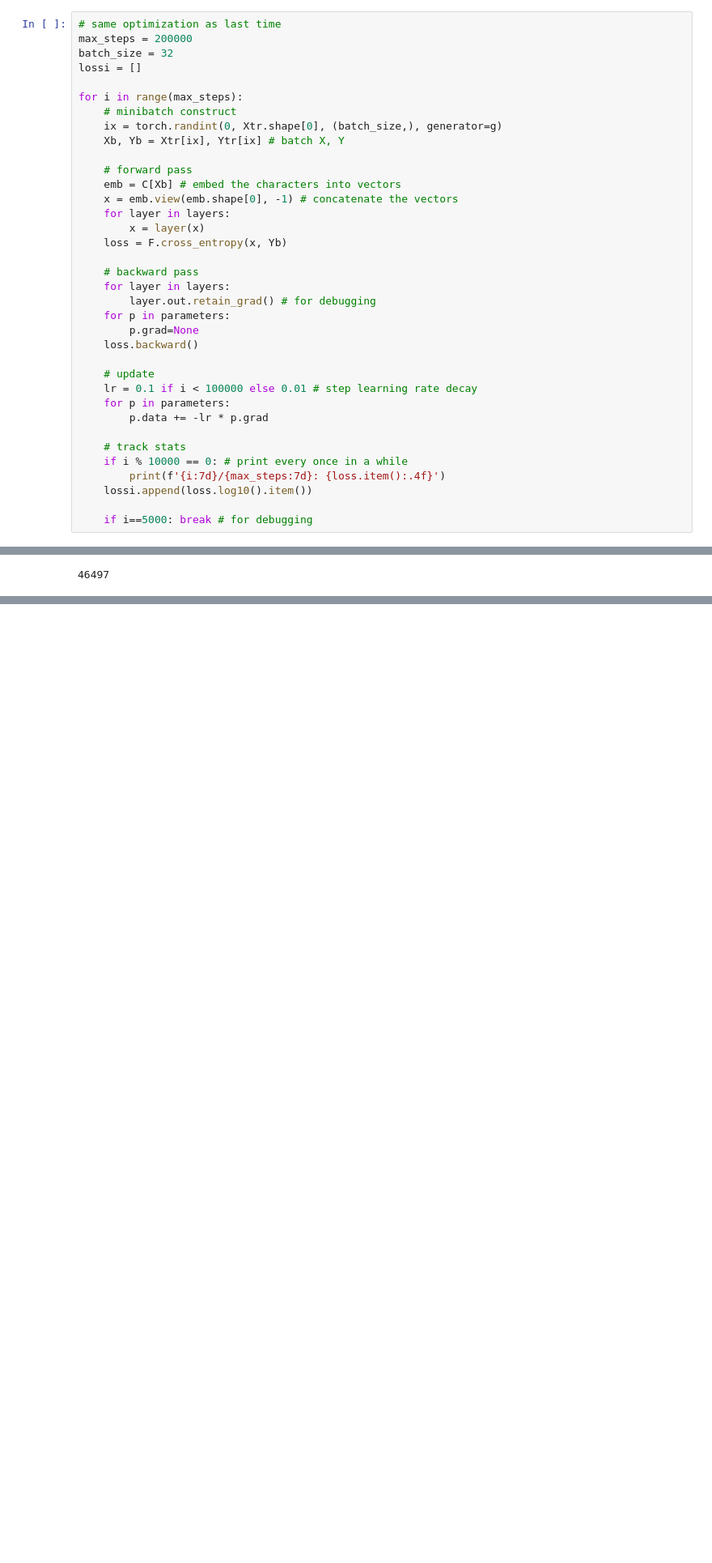
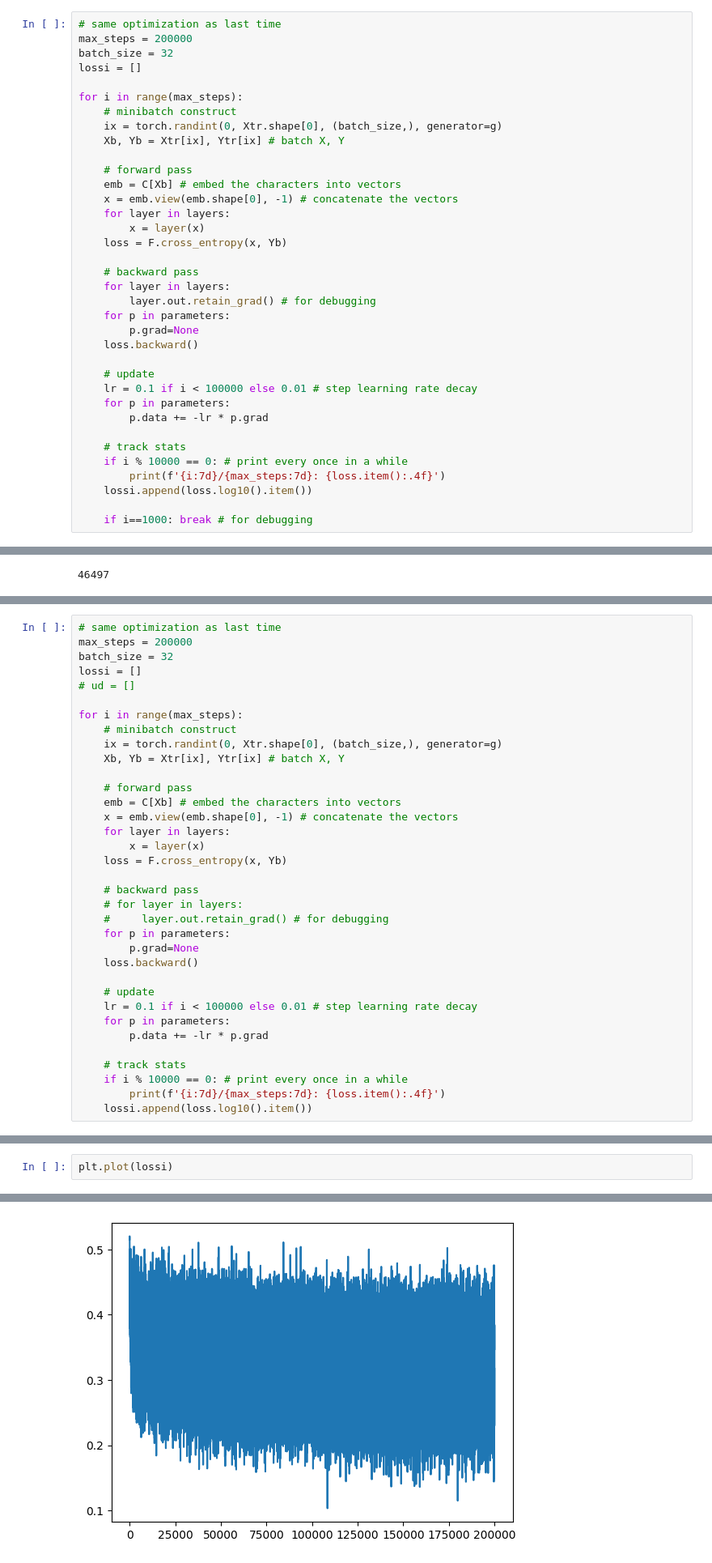
Before and after one commit to h06-Cpy/lm_kindergarten, a Jupyter notebook: kaiming_batch_norm/kaiming_batch_norm.ipynb, the cells around one changed output, grey strips where cells are left out. Shown at 81% size. Cells and saved outputs as stored; diff of their text form; blank space fills up the shorter version.

Commit message:
added kaiming batch norm

```diff
--- a/kaiming_batch_norm/kaiming_batch_norm.ipynb
+++ b/kaiming_batch_norm/kaiming_batch_norm.ipynb
@@ -1294,5 +1261,5 @@ for i in range(max_steps):
         print(f'{i:7d}/{max_steps:7d}: {loss.item():.4f}')
     lossi.append(loss.log10().item())
 
-    if i==5000: break # for debugging
+    if i==1000: break # for debugging
 # %% [output]
@@ -1471,0 +2488,35 @@ Text(0.5, 1.0, 'gradient distribution')
+# %%
+# same optimization as last time
+max_steps = 200000
+batch_size = 32
+lossi = []
+# ud = []
+
+for i in range(max_steps):
+    # minibatch construct
+    ix = torch.randint(0, Xtr.shape[0], (batch_size,), generator=g)
+    Xb, Yb = Xtr[ix], Ytr[ix] # batch X, Y
+
+    # forward pass
+    emb = C[Xb] # embed the characters into vectors
+    x = emb.view(emb.shape[0], -1) # concatenate the vectors
+    for layer in layers:
+        x = layer(x)
+    loss = F.cross_entropy(x, Yb)
+
+    # backward pass
+    # for layer in layers:
+    #     layer.out.retain_grad() # for debugging
+    for p in parameters:
+        p.grad=None
+    loss.backward()
+
+    # update
+    lr = 0.1 if i < 100000 else 0.01 # step learning rate decay
+    for p in parameters:
+        p.data += -lr * p.grad
+
+    # track stats
+    if i % 10000 == 0: # print every once in a while
+        print(f'{i:7d}/{max_steps:7d}: {loss.item():.4f}')
+    lossi.append(loss.log10().item())
@@ -1471,0 +2544,3 @@ Text(0.5, 1.0, 'gradient distribution')
+# %%
+plt.plot(lossi)
+# %% [output]
@@ -1471,0 +2548 @@ Text(0.5, 1.0, 'gradient distribution')
+[figure, added]
```
Also changed, not shown: parts of 126 cells of this notebook, 3 other files.
